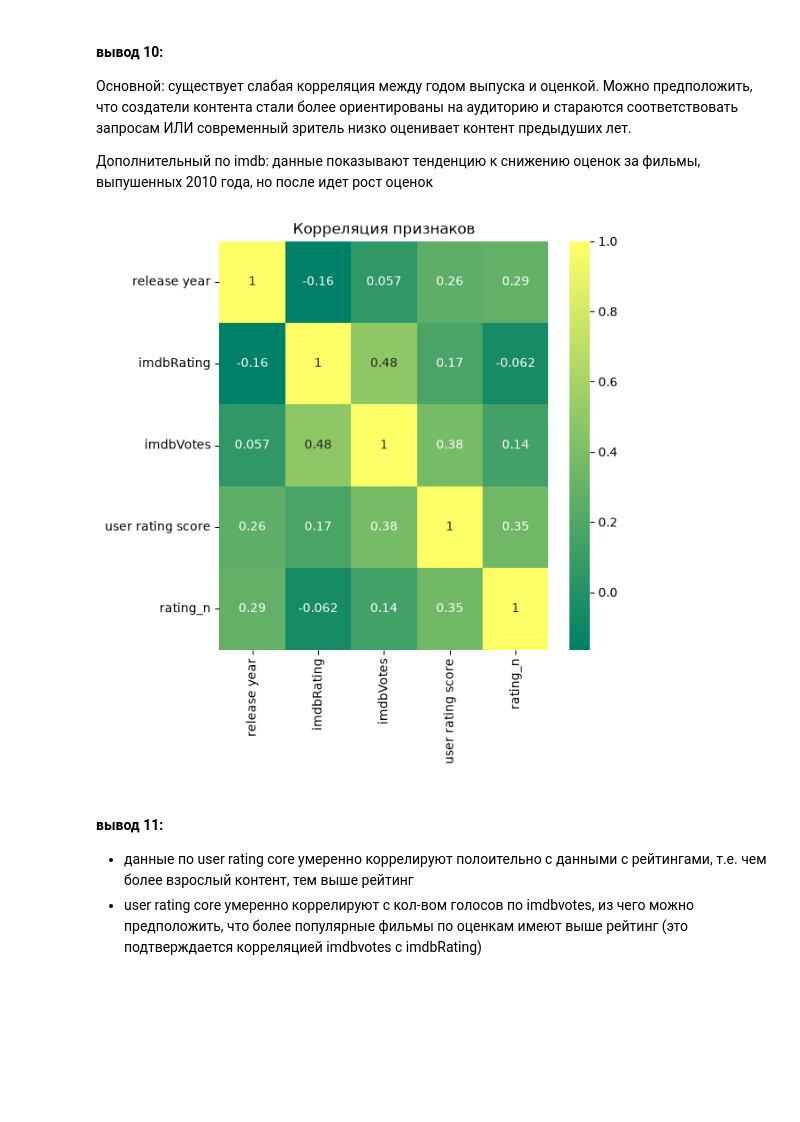
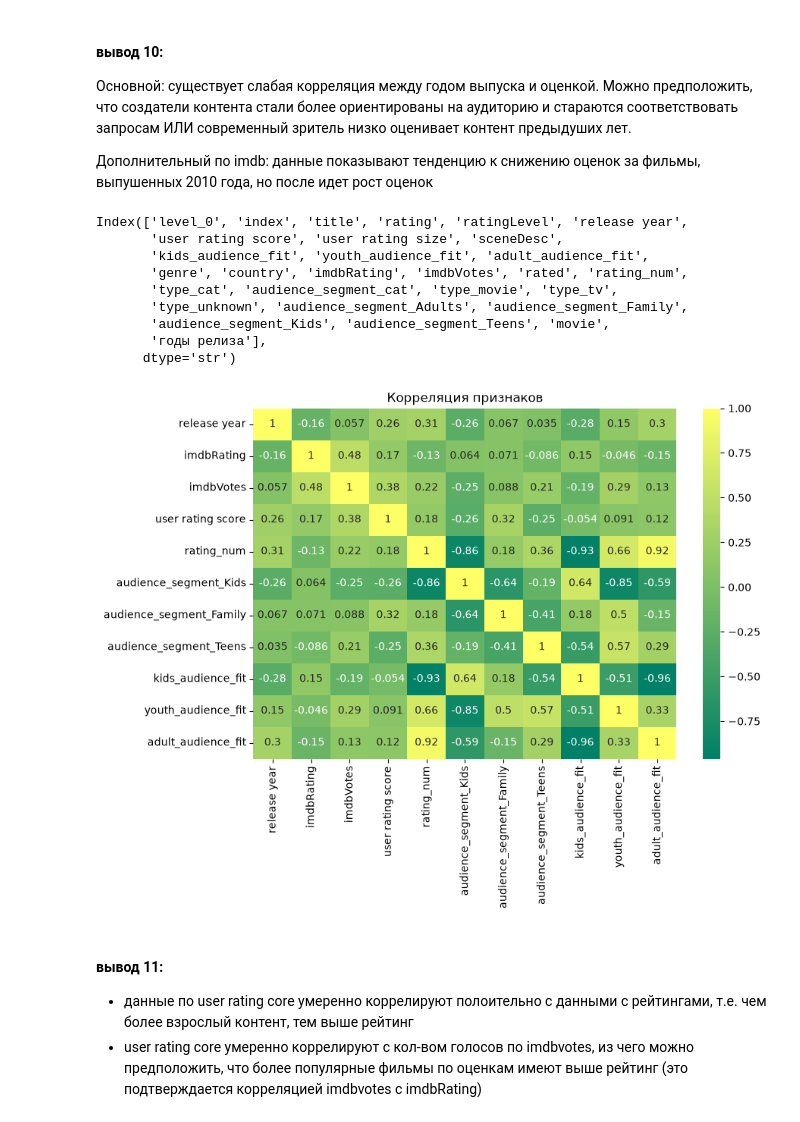
Before and after one commit to dtamendarov/MDS-EDA_Netflix, a Jupyter notebook: 02. Анализ оценок (Мария).ipynb, the cells around one changed output. Saved outputs shown, nothing was run; the diff lists cells and outputs as text; code cells hidden in the pictures; blank space fills up the shorter version.

```diff
--- a/02. Анализ оценок (Мария).ipynb
+++ b/02. Анализ оценок (Мария).ipynb
@@ -312,7 +318,5 @@ Name: count, dtype: int64
 # %%
-df_rating = df_rating.dropna(subset=["type"])
+df_rating.dropna(subset="movie", inplace=True)
-# %%
-df_rating["movie"] = df_rating["type"].map({"movie": 1, 'tv': 0})
 # %%
 df_rating["user rating size"].describe()
 # %% [output]
@@ -602,22 +607,27 @@ plt.show()
  Дополнительный по imdb: данные показывают тенденцию к снижению оценок за фильмы, выпушенных 2010 года, но после идет рост оценок
 # %%
 df_rating['imdbVotes'] = df_rating['imdbVotes'].str.replace(",", "").astype(float)
-# %%
-rating_n = {"NR": 0, "UR": 0,
-             "G": 1.1, "TV-G": 1.2,"TV-Y": 1.3,
-             "PG-13": 2.1, "TV-14": 2.2,
-             "PG": 3.1,"TV-PG": 3.2,"TV-Y7": 3.3, "TV-Y7-FV": 3.4,
-             "R": 4.1, "TV-MA": 4.2,}
-df_rating["rating_n"] = df_rating["rating"].map(rating_n)
+# %%
+df_rating.columns
+# %% [output]
+Index(['level_0', 'index', 'title', 'rating', 'ratingLevel', 'release year',
+       'user rating score', 'user rating size', 'sceneDesc',
+       'kids_audience_fit', 'youth_audience_fit', 'adult_audience_fit',
+       'genre', 'country', 'imdbRating', 'imdbVotes', 'rated', 'rating_num',
+       'type_cat', 'audience_segment_cat', 'type_movie', 'type_tv',
+       'type_unknown', 'audience_segment_Adults', 'audience_segment_Family',
+       'audience_segment_Kids', 'audience_segment_Teens', 'movie',
+       'годы релиза'],
+      dtype='str')
 # %%
-corr_m2 = df_rating[["release year", 'imdbRating', 'imdbVotes', "user rating score", 'rating_n']].corr()
+corr_m2 = df_rating[["release year", 'imdbRating', 'imdbVotes', "user rating score", "rating_num", "audience_segment_Kids", "audience_segment_Family", "audience_segment_Teens","kids_audience_fit", "youth_audience_fit", "adult_audience_fit"]].corr()
 # %%
-plt.figure(figsize= (6, 6))
+plt.figure(figsize= (9, 6))
 sns.heatmap(corr_m2, annot=True, cmap='summer')
 plt.title("Корреляция признаков")
 plt.show()
 # %% [output]
-[figure, old version]
+[figure, new version]
 # %% [markdown]
  #### вывод 11:
 - данные по user rating core умеренно коррелируют полоительно с данными с рейтингами, т.е. чем более взрослый контент, тем выше рейтинг
```
Also changed, not shown: parts of 25 cells of this notebook, 5 other files.
